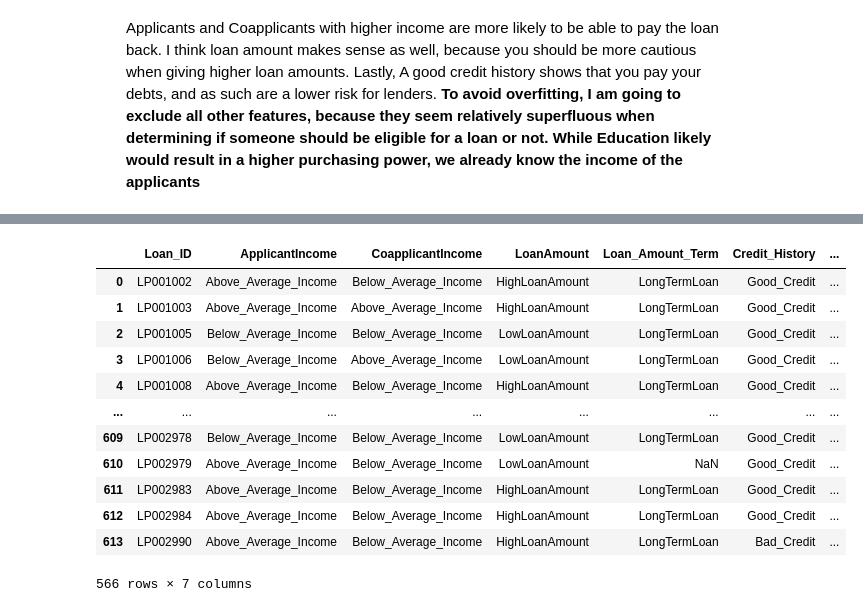
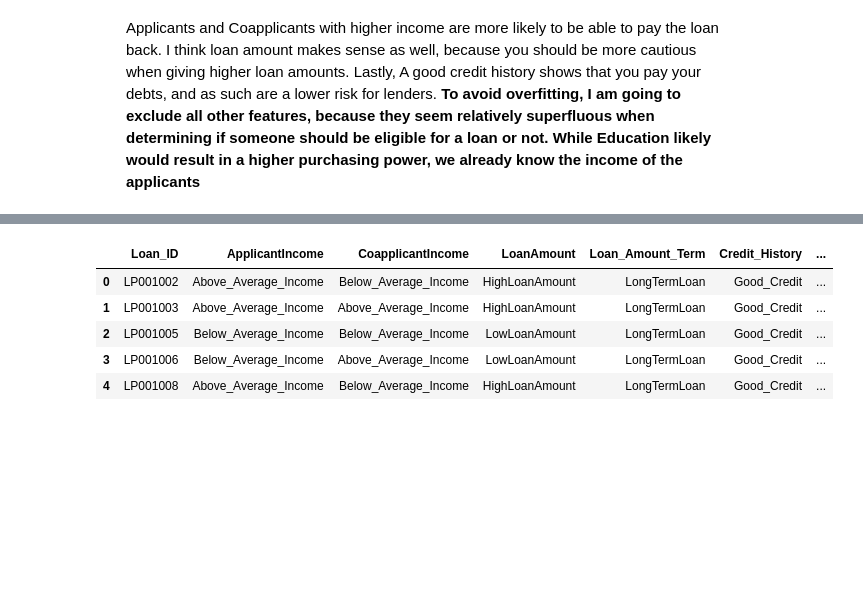
Before and after one commit to andrewnoonan2004/INFSCI-0510, a Jupyter notebook: Assignment4.ipynb, the cells around one changed output, grey strips where cells are left out. Drawn from its saved outputs; the diff is of its cells as text; code cells hidden in the pictures; blank space fills up the shorter version.

```diff
--- a/Assignment4.ipynb
+++ b/Assignment4.ipynb
@@ -545,19 +546,13 @@ df_encoded.head()
 | 3 | LP001006 | Male | Yes | -1.426618 | Not Graduate | No | Below_Average_Income | Above_Average_Income | ... |
 | 4 | LP001008 | Male | No | -1.426618 | Graduate | No | Above_Average_Income | Below_Average_Income | ... |
 # %%
-df_encoded.drop(columns={'Gender', 'Married', 'Dependents', 'Education', 'Self_Employed', 'Property_Area'})
+df_encoded.drop(columns={'Gender', 'Married', 'Dependents', 'Education', 'Self_Employed', 'Property_Area'}, inplace=True)
+df_encoded.head()
 # %% [output]
 |  | Loan_ID | ApplicantIncome | CoapplicantIncome | LoanAmount | Loan_Amount_Term | Credit_History | ... |
 | 0 | LP001002 | Above_Average_Income | Below_Average_Income | HighLoanAmount | LongTermLoan | Good_Credit | ... |
 | 1 | LP001003 | Above_Average_Income | Above_Average_Income | HighLoanAmount | LongTermLoan | Good_Credit | ... |
 | 2 | LP001005 | Below_Average_Income | Below_Average_Income | LowLoanAmount | LongTermLoan | Good_Credit | ... |
 | 3 | LP001006 | Below_Average_Income | Above_Average_Income | LowLoanAmount | LongTermLoan | Good_Credit | ... |
 | 4 | LP001008 | Above_Average_Income | Below_Average_Income | HighLoanAmount | LongTermLoan | Good_Credit | ... |
-| ... | ... | ... | ... | ... | ... | ... | ... |
-| 609 | LP002978 | Below_Average_Income | Below_Average_Income | LowLoanAmount | LongTermLoan | Good_Credit | ... |
-| 610 | LP002979 | Above_Average_Income | Below_Average_Income | LowLoanAmount | NaN | Good_Credit | ... |
-| 611 | LP002983 | Above_Average_Income | Below_Average_Income | HighLoanAmount | LongTermLoan | Good_Credit | ... |
-| 612 | LP002984 | Above_Average_Income | Below_Average_Income | HighLoanAmount | LongTermLoan | Good_Credit | ... |
-| 613 | LP002990 | Above_Average_Income | Below_Average_Income | HighLoanAmount | LongTermLoan | Bad_Credit | ... |
-566 rows × 7 columns
 # %%
```
Also changed, not shown: parts of 7 cells of this notebook.
